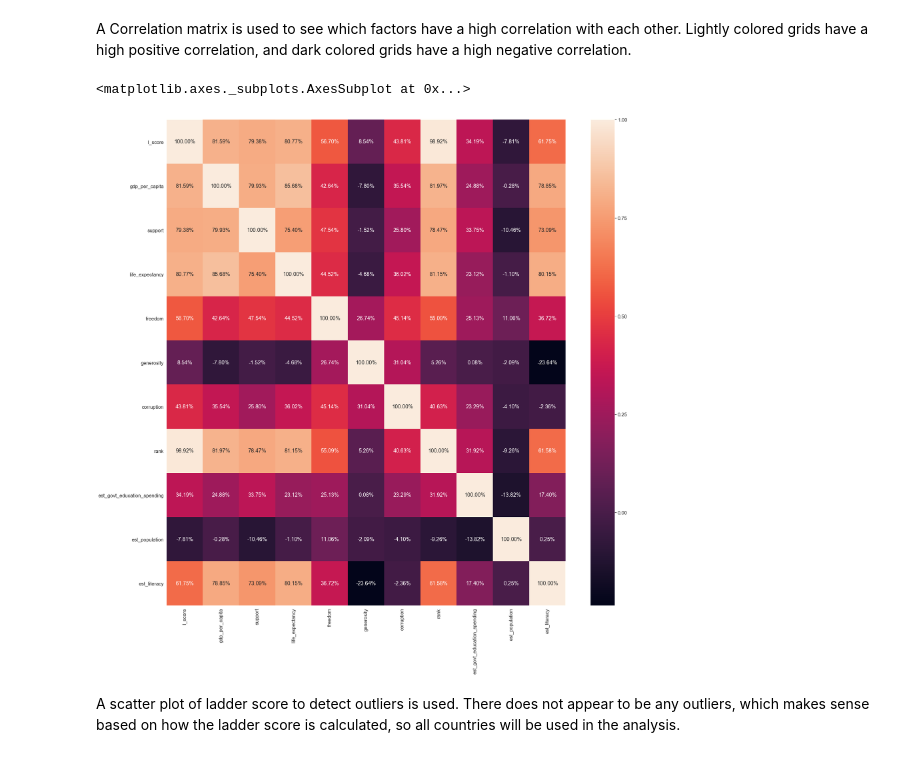
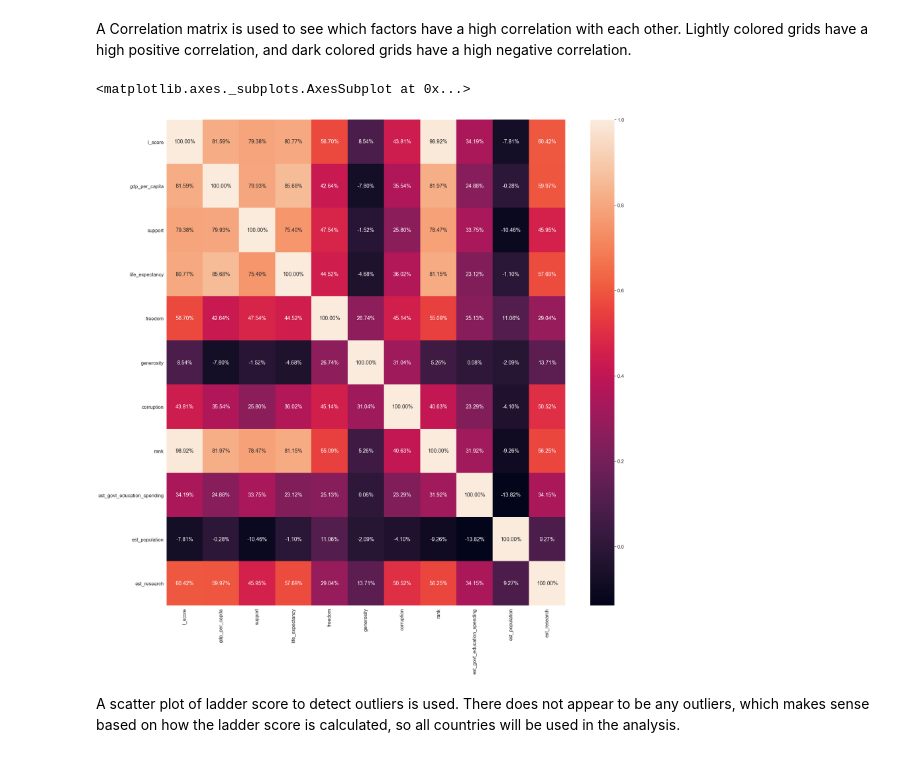
Before and after one commit to pgokhale2000/Data-Science-Project, a Jupyter notebook: main.ipynb, the cells around one changed output. Saved outputs shown, nothing was run; the diff lists cells and outputs as text; code cells hidden in the pictures.

Commit message:
replaced literacy with r&d expenditure; more linear regression models

```diff
--- a/main.ipynb
+++ b/main.ipynb
@@ -72,3 +61,6 @@ govt_edu_expense.head()
 | 3 | Albania | ALB | Government expenditure on educati... | SE.XPD.TOTL.GD.ZS | NaN | NaN | NaN | NaN | ... |
 | 4 | Andorra | AND | Government expenditure on educati... | SE.XPD.TOTL.GD.ZS | NaN | NaN | NaN | NaN | ... |
 5 rows × 65 columns
+# %%
+rd_expenditure = pd.read_csv('r&d_expenditure.csv')
+rd_expenditure.head()
@@ -154,14 +154,14 @@ The literacy and population datasets get their most recent year for each country
 country_map = {'Country Name': 'country'}
 govt_edu_expense.rename(columns=country_map, inplace = True)
 population.rename(columns=country_map, inplace = True)
-literacy.rename(columns=country_map, inplace = True)
+rd_expenditure.rename(columns=country_map, inplace = True)
 
 getMostRecentDataInDF(population, 1960, 2020, new_column_name='est_population', new_index_column_name='last_population_data', keepOnlyMain=True)
-getMostRecentDataInDF(literacy, 1960, 2020, new_column_name='est_literacy', new_index_column_name='last_literacy_data', keepOnlyMain=True)
+getMostRecentDataInDF(rd_expenditure, 1960, 2018, new_column_name='est_research', new_index_column_name='last_research_data', keepOnlyMain=True)
 
 df = df.merge(govt_edu_expense, on='country')
 df = df.merge(population, on='country')
-df = df.merge(literacy, on='country')
+df = df.merge(rd_expenditure, on='country')
 
 df.rename(columns={'most_recent': 'est_govt_education_spending',
                    'most_recent_year': 'last_govt_spending_data'},
@@ -275,14 +273,14 @@ Name: country, dtype: object
 # %% [markdown]
 A Correlation matrix is used to see which factors have a high correlation with each other. Lightly colored grids have a high positive correlation, and dark colored grids have a high negative correlation.
 # %%
-df_corr = df.drop(labels=['last_govt_spending_data', 'last_literacy_data', 'last_population_data'], axis=1)
+df_corr = df.drop(labels=['last_govt_spending_data', 'last_research_data', 'last_population_data'], axis=1)
 corrs = df_corr.corr()
 plt.figure(figsize=(30, 30))
 sns.set(font_scale=1.5)
 sns.heatmap(corrs, annot=True, fmt='.2%')
 # %% [output]
 <matplotlib.axes._subplots.AxesSubplot at 0x...>
-[figure, old version]
+[figure, new version]
 # %% [markdown]
 A scatter plot of ladder score to detect outliers is used. There does not appear to be any outliers, which makes sense based on how the ladder score is calculated, so all countries will be used in the analysis.
 # %%
```
Also changed, not shown: parts of 13 cells of this notebook, 7 other files.
